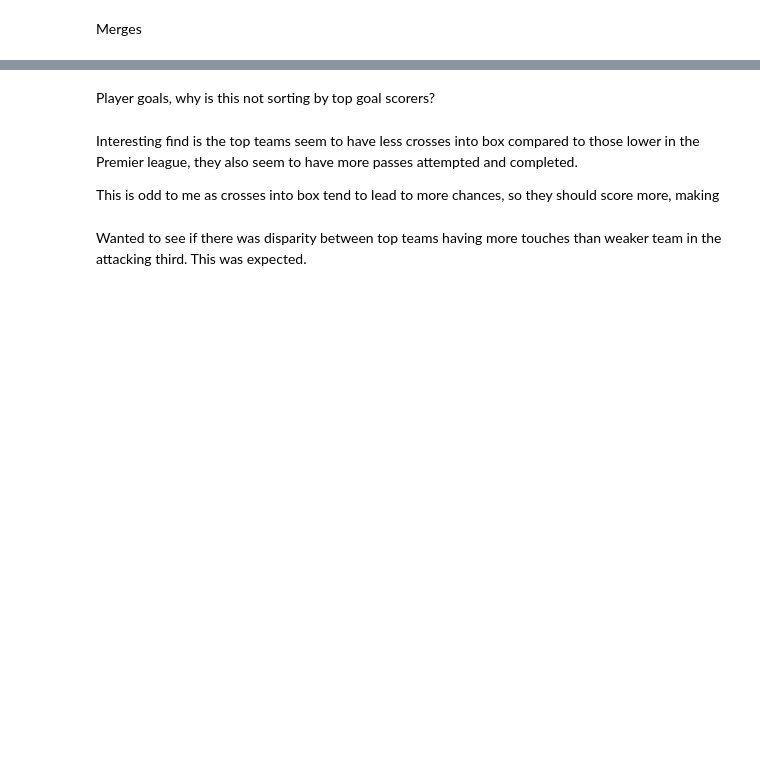
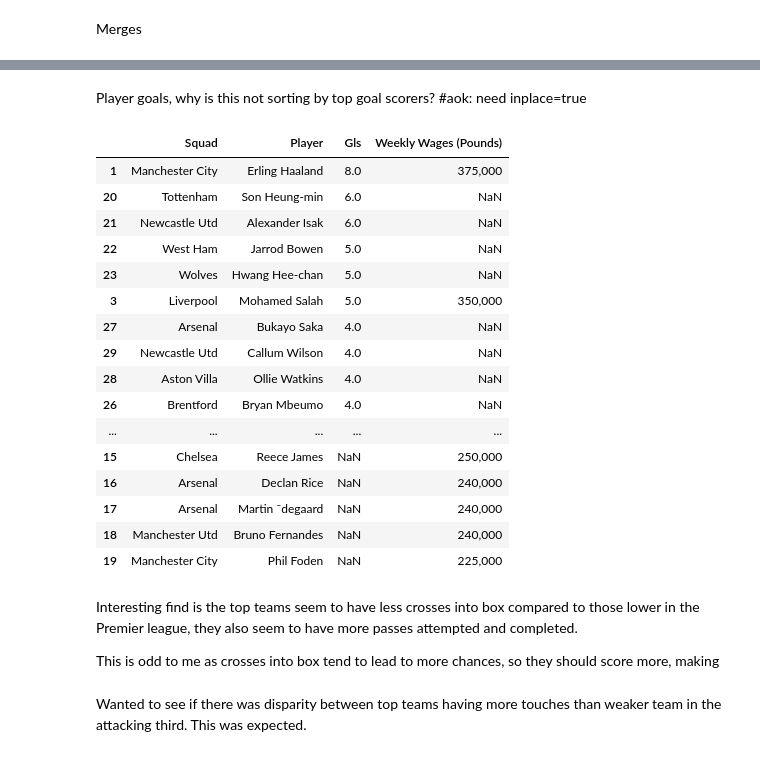
Before and after one commit to eadamsRU/DataManagment, a Jupyter notebook: PS3.ipynb, the cells around one changed output, grey strips where cells are left out. Drawn from its saved outputs; the diff is of its cells as text; code cells hidden in the pictures; blank space fills up the shorter version.

```diff
--- a/PS3.ipynb
+++ b/PS3.ipynb
@@ -63,8 +172,26 @@ PlayerMoney.head(3)
 # %% [markdown]
-Player goals, why is this not sorting by top goal scorers?
+Player goals, why is this not sorting by top goal scorers? #aok: need inplace=true
 # %%
-PlayerMoney.sort_values('Gls', ascending =False)
+PlayerMoney.sort_values('Gls', ascending =False, inplace=True)
 PlayerMoney[['Squad','Player','Gls','Weekly Wages (Pounds)']]
+# %% [output]
+|  | Squad | Player | Gls | Weekly Wages (Pounds) |
+| 1 | Manchester City | Erling Haaland | 8.0 | 375,000 |
+| 20 | Tottenham | Son Heung-min | 6.0 | NaN |
+| 21 | Newcastle Utd | Alexander Isak | 6.0 | NaN |
+| 22 | West Ham | Jarrod Bowen | 5.0 | NaN |
+| 23 | Wolves | Hwang Hee-chan | 5.0 | NaN |
+| 3 | Liverpool | Mohamed Salah | 5.0 | 350,000 |
+| 27 | Arsenal | Bukayo Saka | 4.0 | NaN |
+| 29 | Newcastle Utd | Callum Wilson | 4.0 | NaN |
+| 28 | Aston Villa | Ollie Watkins | 4.0 | NaN |
+| 26 | Brentford | Bryan Mbeumo | 4.0 | NaN |
+| ... | ... | ... | ... | ... |
+| 15 | Chelsea | Reece James | NaN | 250,000 |
+| 16 | Arsenal | Declan Rice | NaN | 240,000 |
+| 17 | Arsenal | Martin ¯degaard | NaN | 240,000 |
+| 18 | Manchester Utd | Bruno Fernandes | NaN | 240,000 |
+| 19 | Manchester City | Phil Foden | NaN | 225,000 |
 # %% [markdown]
 Interesting find is the top teams seem to have less crosses into box compared to those lower in the Premier league, they also seem to have more passes attempted and completed.
 
```
Also changed, not shown: parts of 13 cells of this notebook.
